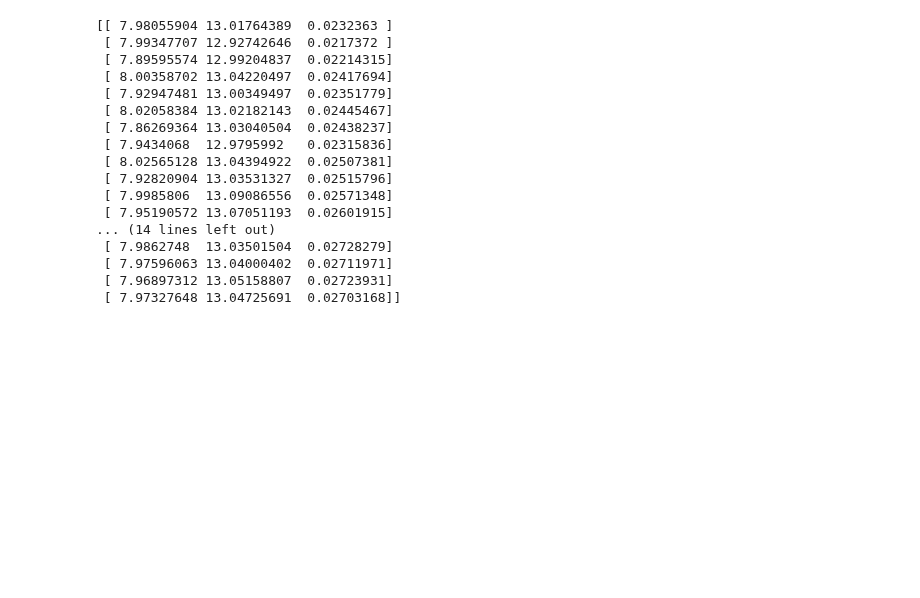
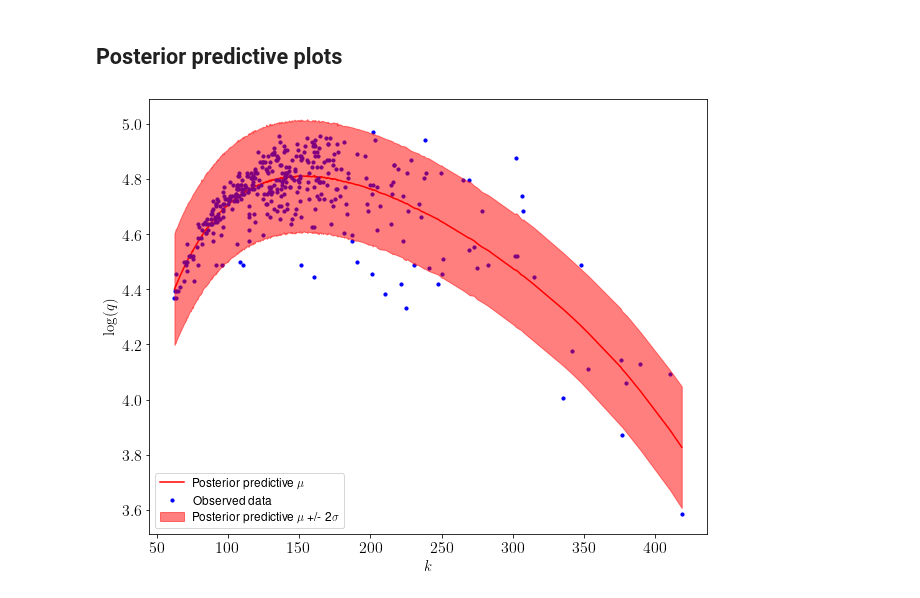
Before and after one commit to YannisZa/probabilistic_traffic_flow_modelling, a Jupyter notebook: notebooks/inspect_mcmc_samples.ipynb, the cells around one changed output. Saved outputs shown, nothing was run; the diff lists cells and outputs as text; code cells hidden in the pictures; blank space fills up the shorter version.

```diff
--- a/notebooks/inspect_mcmc_samples.ipynb
+++ b/notebooks/inspect_mcmc_samples.ipynb
@@ -17,13 +24,11 @@ root = '/Users/Yannis/code/probabilistic_traffic_flow_modelling/'
 # %%
-data_fd = 'greenbergs'
+data_fd = 'm25_data_fd_n392'
 inference_fd = 'underwoods'
 ti = True
 T = 30
 N = 300000
-
-root = '/Users/Yannis/code/probabilistic_traffic_flow_modelling/data/output/experiment_data/'
 if ti:
-    mcmc_file = root+f'{data_fd}_fd_log_simulation_n200/'+f"grwmh_{inference_fd}_model_{data_fd}_sim_learn_noise_n200/thermodynamic_integration/thermodynamic_integration_theta.txt"
+    mcmc_file = output_dir+f'{data_fd}_fd_log_simulation_n200/'+f"grwmh_{inference_fd}_model_{data_fd}_sim_learn_noise_n200/thermodynamic_integration/thermodynamic_integration_theta.txt"
 else:
-    mcmc_file = root+f'{data_fd}_fd_log_simulation_n200/'+f"grwmh_{inference_fd}_model_{data_fd}_sim_learn_noise_n200/theta.txt"
+    mcmc_file = output_dir+f'{data_fd}_fd_log_simulation_n200/'+f"grwmh_{inference_fd}_model_{data_fd}_sim_learn_noise_n200/theta.txt"
 # %%
@@ -39,24 +42,43 @@ N = 300000, T = 30, P = 3
 # %%
-# Apply transformation
-chain_transformed_mean = np.mean(chains,axis=0)
-chain_mean = np.exp(chain_transformed_mean)
+# # Apply transformation
+# chain_transformed_mean = np.mean(chains,axis=0)
+# chain_mean = np.exp(chain_transformed_mean)
 
-print(chain_mean)
+# print(chain_mean)
-# %% [output]
-[[ 7.98055904 13.01764389  0.0232363 ]
- [ 7.99347707 12.92742646  0.0217372 ]
- [ 7.89595574 12.99204837  0.02214315]
- [ 8.00358702 13.04220497  0.02417694]
- [ 7.92947481 13.00349497  0.02351779]
- [ 8.02058384 13.02182143  0.02445467]
- [ 7.86269364 13.03040504  0.02438237]
- [ 7.9434068  12.9795992   0.02315836]
- [ 8.02565128 13.04394922  0.02507381]
- [ 7.92820904 13.03531327  0.02515796]
- [ 7.9985806  13.09086556  0.02571348]
- [ 7.95190572 13.07051193  0.02601915]
-... (14 lines left out)
- [ 7.9862748  13.03501504  0.02728279]
- [ 7.97596063 13.04000402  0.02711971]
- [ 7.96897312 13.05158807  0.02723931]
- [ 7.97327648 13.04725691  0.02703168]]
+# %% [markdown]
+## Posterior predictive plots
+# %%
+data_fd = "m25_data"
+experiment_type = "n392"
+data_id = f'{data_fd}_fd_{experiment_type}'
+inference_fd = 'delcastillos'
+sensitivity = "regular"
+# %%
+# Import raw data
+m25_data_file = root+f'data/output/fundamental_diagram_data/m25_data_fd_n392'
+
+log_q = np.loadtxt((m25_data_file+"/log_q.txt"))
+rho = np.loadtxt((m25_data_file+"/rho.txt"))
+# %%
+# Get model's posterior predictive
+pp_file = output_dir + data_id+'/'+f'grwmh_{inference_fd}_model_{data_fd}_learn_noise_{experiment_type}_{sensitivity}_prior'
+pp_mean = np.loadtxt((pp_file+"/posterior_predictive_mean.txt"))
+pp_std = np.loadtxt((pp_file+"/posterior_predictive_std.txt"))
+# %%
+# Compute upper and lower bounds
+q_upper = pp_mean + 2*pp_std
+q_mean = pp_mean
+q_lower= pp_mean - 2*pp_std
+
+# Create figure
+fig = plt.figure(figsize=(10,8))
+plt.scatter(rho,log_q,label='Observed data',color='blue',zorder=2,s=10)
+plt.plot(rho,q_mean,color='red',label=r'Posterior predictive $\mu$',zorder=1)
+plt.fill_between(rho,q_upper,q_lower,alpha=0.5,color='red',label=f"Posterior predictive  $\mu$ +/- {2}$\sigma$",zorder=3)
+# if show_title: plt.title(f"Posterior predictive for {inference_fd} FD")
+plt.xlabel(f'$k$',fontsize=15)
+plt.ylabel(f'$\log(q)$',fontsize=15)
+plt.legend(fontsize=12)
+plt.savefig(root+f'data/figures/{inference_fd}_{sensitivity}_prior_posterior_predictive.png',dpi=300)
+# %% [output]
+[figure, added]
```
Also changed, not shown: parts of 6 cells of this notebook, 1 other file.
